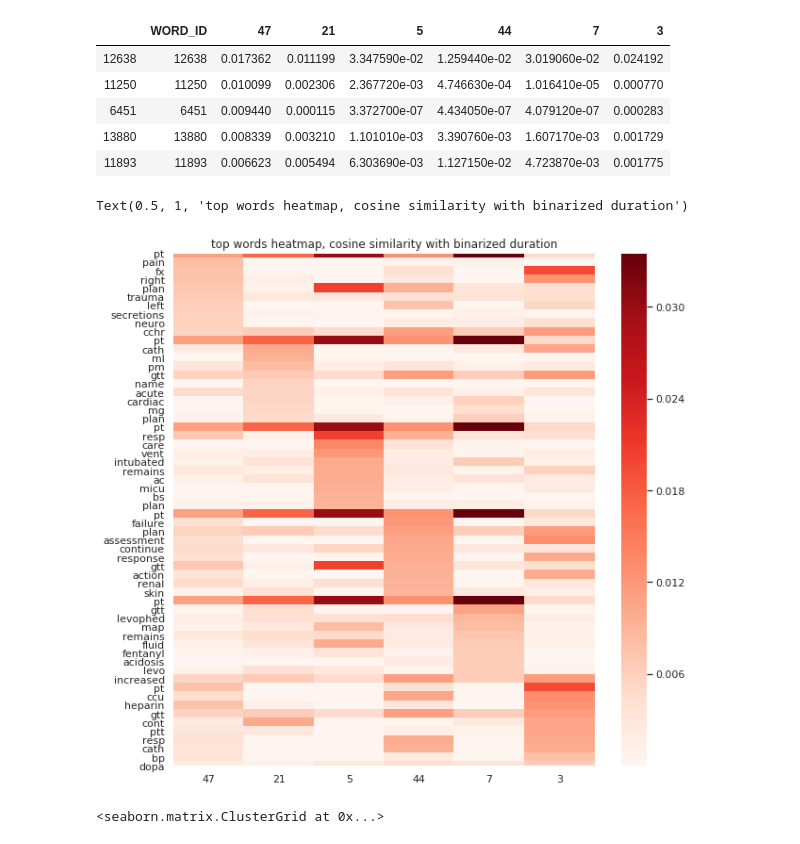
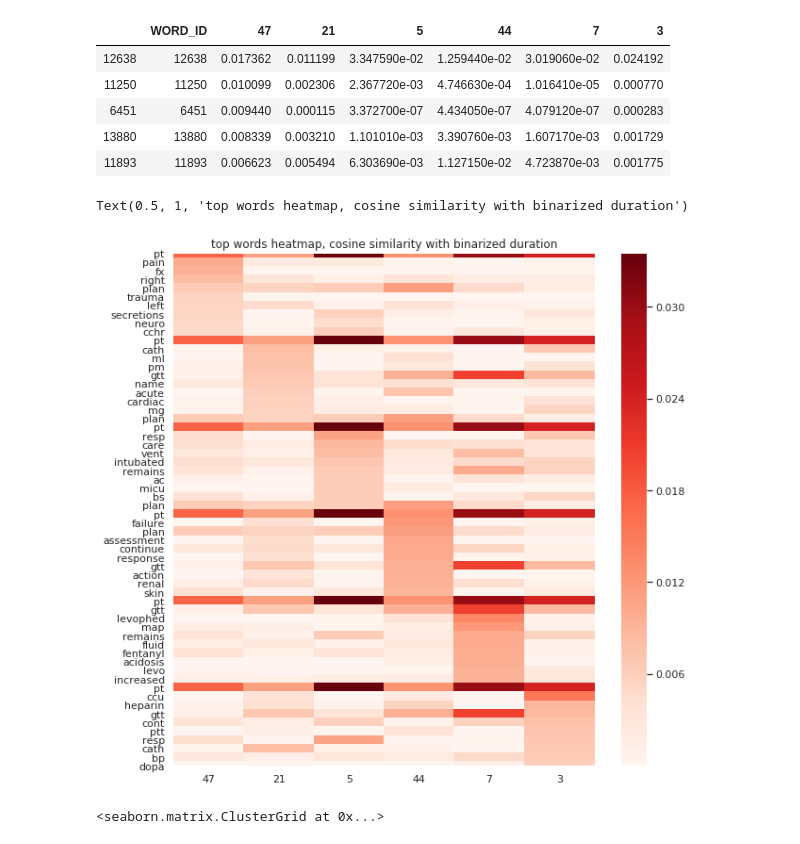
Before and after one commit to li-lab-mcgill/heterogeneous_ehr, a Jupyter notebook: Correlation.ipynb, the cells around one changed output. Cells and saved outputs as stored; diff of their text form; code cells hidden in the pictures.

Commit message:
corrected a plotting error

```diff
--- a/Correlation.ipynb
+++ b/Correlation.ipynb
@@ -488,11 +488,11 @@ bi_cos_yticklabels = [vocab_df[vocab_df['WORD_ID'] == word_id]['WORD'].values[0]
 bi_cos_xticklabels = [str(topic) for topic in bi_cos_top_topics]
 # %%
 plt.figure(figsize=(10,10))
-sns.heatmap(cos_word_topic_matrix.iloc[:, 1:], yticklabels=bi_cos_yticklabels, xticklabels=bi_cos_xticklabels, cmap='Reds')
+sns.heatmap(bi_cos_word_topic_matrix.iloc[:, 1:], yticklabels=bi_cos_yticklabels, xticklabels=bi_cos_xticklabels, cmap='Reds')
 plt.title('top words heatmap, cosine similarity with binarized duration')
 # %% [output]
 Text(0.5, 1, 'top words heatmap, cosine similarity with binarized duration')
-[figure, old version]
+[figure, new version]
 # %%
 sns.set()
 sns.clustermap(bi_cos_word_topic_matrix.iloc[:, 1:], yticklabels=bi_cos_yticklabels, xticklabels=bi_cos_xticklabels)
```
